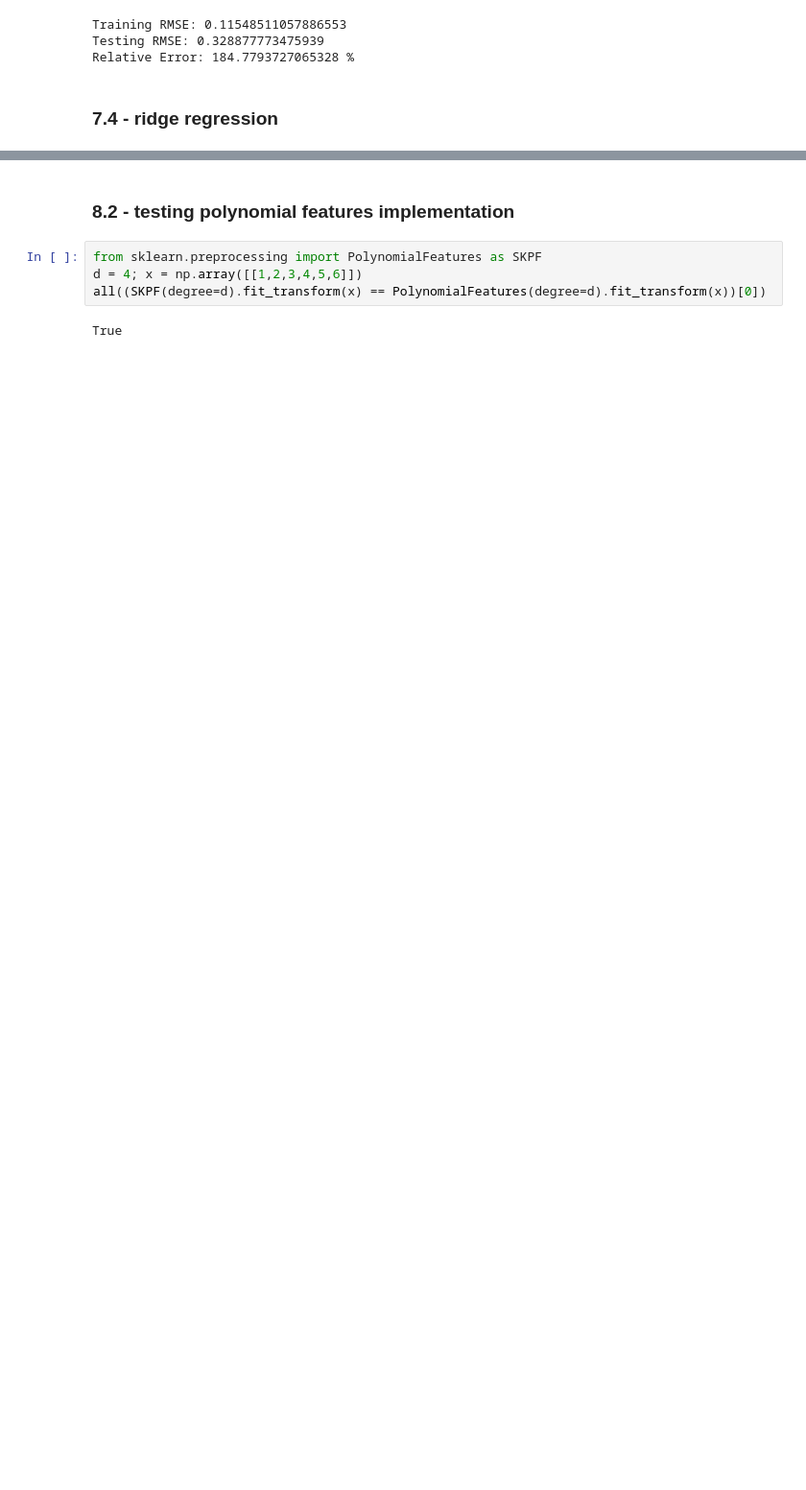
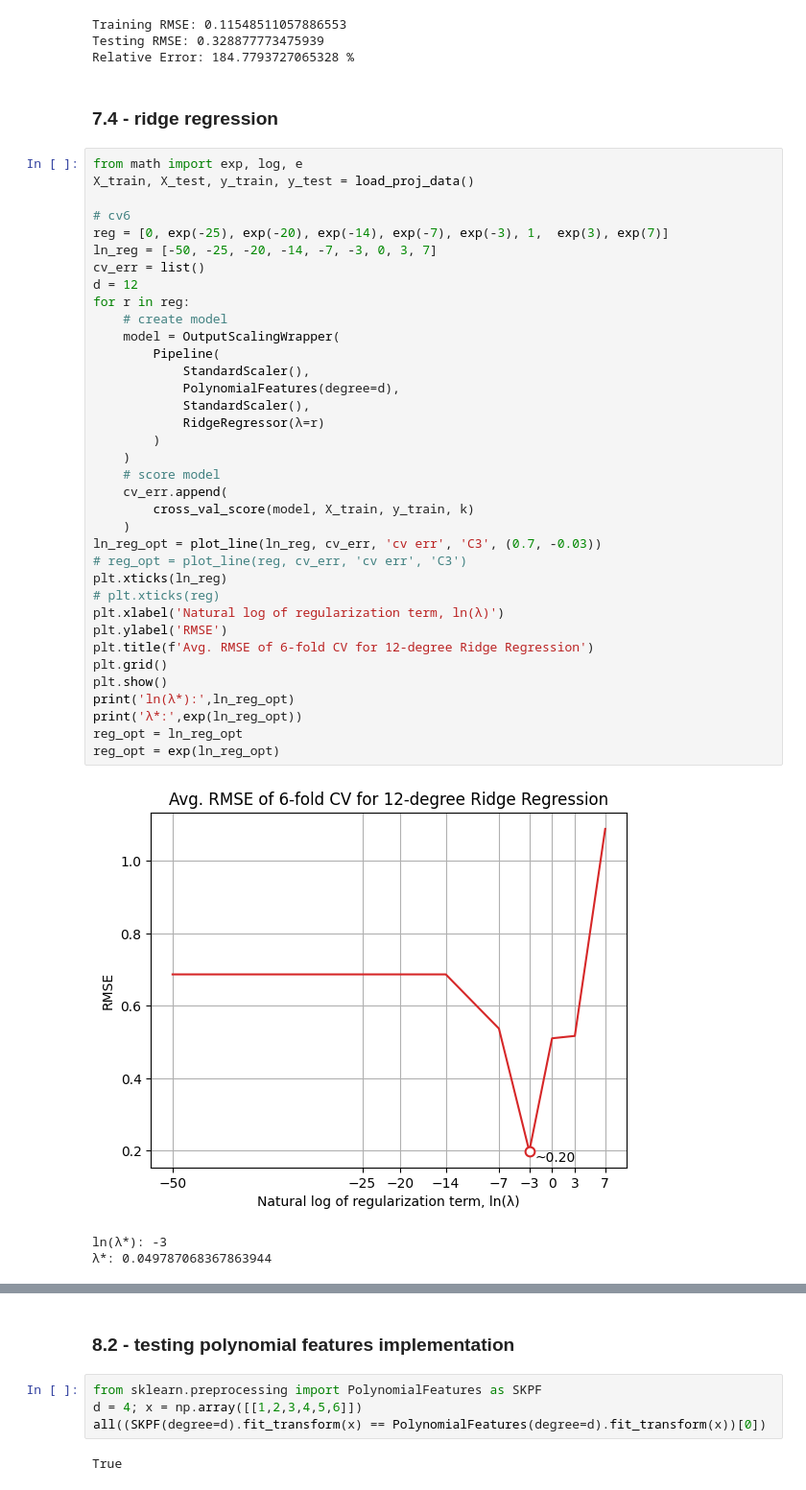
Before and after one commit to jstebner/481-P1, a Jupyter notebook: src/addendum.ipynb, the cells around one changed output, grey strips where cells are left out. Shown at 96% size. Drawn from its saved outputs; the diff is of its cells as text; blank space fills up the shorter version.

```diff
--- a/src/addendum.ipynb
+++ b/src/addendum.ipynb
@@ -331,4 +331,44 @@ Testing RMSE: 0.328877773475939
 Relative Error: 184.7793727065328 %
 # %% [markdown]
 ### 7.4 - ridge regression
+# %%
+from math import exp, log, e
+X_train, X_test, y_train, y_test = load_proj_data()
+
+# cv6
+reg = [0, exp(-25), exp(-20), exp(-14), exp(-7), exp(-3), 1,  exp(3), exp(7)]
+ln_reg = [-50, -25, -20, -14, -7, -3, 0, 3, 7]
+cv_err = list()
+d = 12
+for r in reg:
+    # create model
+    model = OutputScalingWrapper(
+        Pipeline(
+            StandardScaler(),
+            PolynomialFeatures(degree=d),
+            StandardScaler(),
+            RidgeRegressor(λ=r)
+        )
+    )
+    # score model
+    cv_err.append(
+        cross_val_score(model, X_train, y_train, k)
+    )
+ln_reg_opt = plot_line(ln_reg, cv_err, 'cv err', 'C3', (0.7, -0.03))
+# reg_opt = plot_line(reg, cv_err, 'cv err', 'C3')
+plt.xticks(ln_reg)
+# plt.xticks(reg)
+plt.xlabel('Natural log of regularization term, ln(λ)')
+plt.ylabel('RMSE')
+plt.title(f'Avg. RMSE of 6-fold CV for 12-degree Ridge Regression')
+plt.grid()
+plt.show()
+print('ln(λ*):',ln_reg_opt)
+print('λ*:',exp(ln_reg_opt))
+reg_opt = ln_reg_opt
+reg_opt = exp(ln_reg_opt)
+# %% [output]
+[figure, added]
+ln(λ*): -3
+λ*: 0.049787068367863944
 # %%
```
Also changed, not shown: parts of 2 cells of this notebook, 3 other files.
